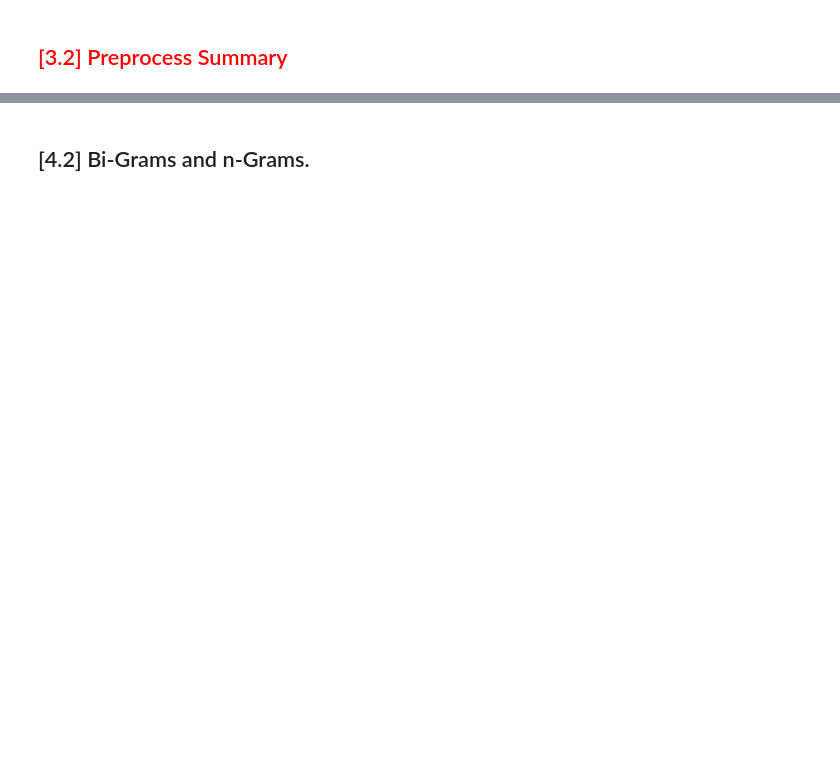
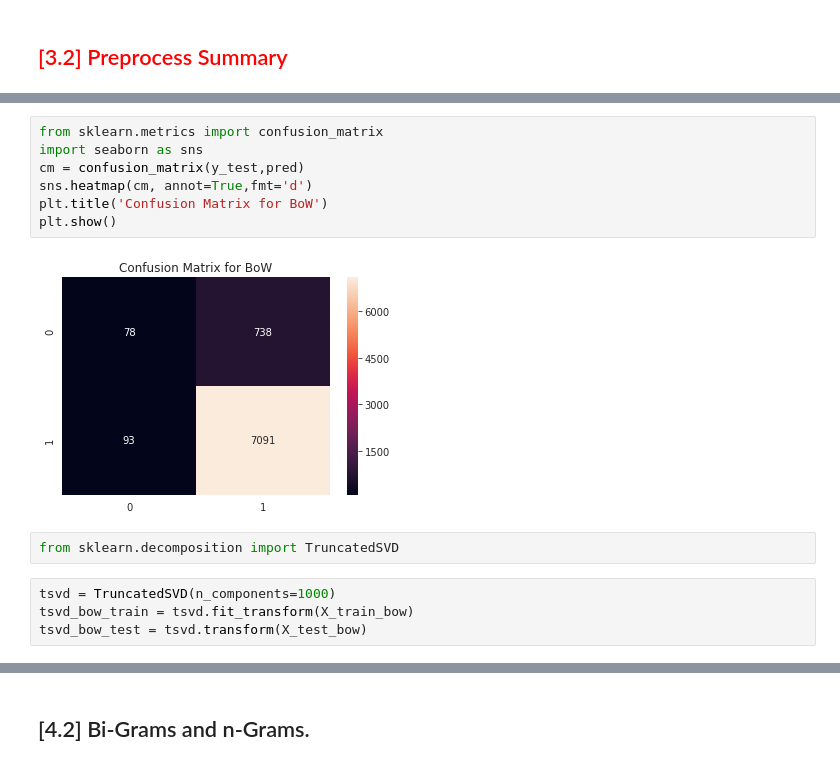
Before and after one commit to Lalit-Yadav-E1483/Amazon-Fine-Food, a Jupyter notebook: knn_data.ipynb, the cells around one changed output, grey strips where cells are left out. Cells and saved outputs as stored; diff of their text form; blank space fills up the shorter version.

```diff
--- a/knn_data.ipynb
+++ b/knn_data.ipynb
@@ -460,0 +425,15 @@ final_counts.shape
+# %%
+from sklearn.metrics import confusion_matrix
+import seaborn as sns
+cm = confusion_matrix(y_test,pred)
+sns.heatmap(cm, annot=True,fmt='d')
+plt.title('Confusion Matrix for BoW')
+plt.show()
+# %% [output]
+[figure, added]
+# %%
+from sklearn.decomposition import TruncatedSVD
+# %%
+tsvd = TruncatedSVD(n_components=1000)
+tsvd_bow_train = tsvd.fit_transform(X_train_bow)
+tsvd_bow_test = tsvd.transform(X_test_bow)
```
Also changed, not shown: parts of 46 cells of this notebook.
